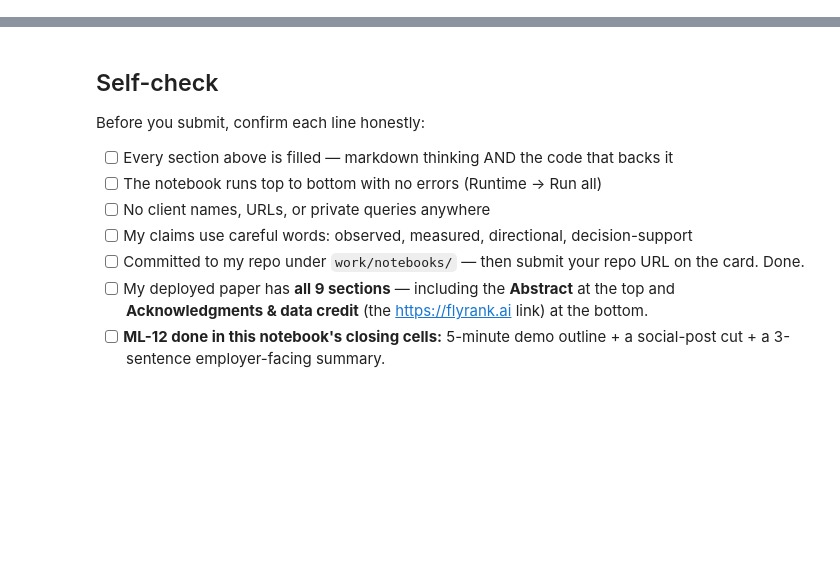
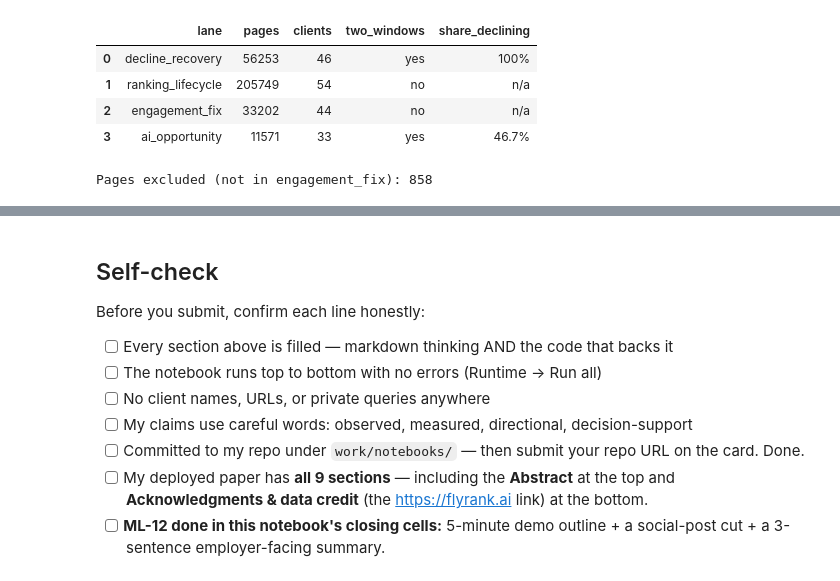
Before and after one commit to NAJAM2005/flyrank-ml-internship, a Jupyter notebook: work/notebooks/capstone.ipynb, the cells around one changed output, grey strips where cells are left out. Cells and saved outputs as stored; diff of their text form; code cells hidden in the pictures; blank space fills up the shorter version.

```diff
--- a/work/notebooks/capstone.ipynb
+++ b/work/notebooks/capstone.ipynb
@@ -36,0 +66,21 @@ This skeleton is yours to fill. Work the sections **in order** — each one has
+# %%
+lanes = pd.DataFrame({
+    "lane": ["decline_recovery", "ranking_lifecycle", "engagement_fix", "ai_opportunity"],
+    "pages": [56253, 205749, 33202, 11571],
+    "clients": [46, 54, 44, 33],
+    "two_windows": ["yes", "no", "no", "yes"],
+    "share_declining": ["100%", "n/a", "n/a", "46.7%"],
+})
+display(lanes)
+
+# Sample accounting (numbers from the paper)
+eligible, kept = 11408, 10550
+print("Pages excluded (not in engagement_fix):", eligible - kept)   # expect 858
+assert eligible - kept == 858
+# %% [output]
+|  | lane | pages | clients | two_windows | share_declining |
+| 0 | decline_recovery | 56253 | 46 | yes | 100% |
+| 1 | ranking_lifecycle | 205749 | 54 | no | n/a |
+| 2 | engagement_fix | 33202 | 44 | no | n/a |
+| 3 | ai_opportunity | 11571 | 33 | yes | 46.7% |
+Pages excluded (not in engagement_fix): 858
```
Also changed, not shown: parts of 25 cells of this notebook.
